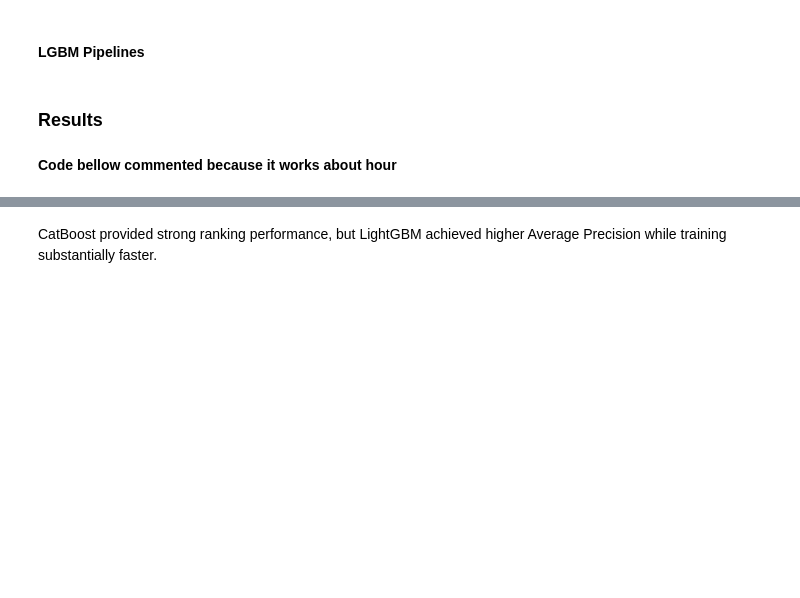
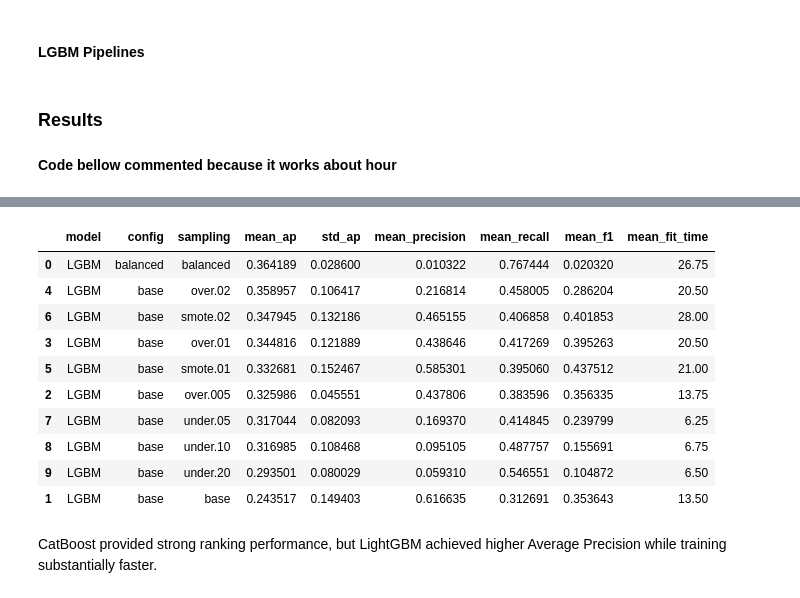
Before and after one commit to blbl-blbl/kaggle-Financial-Fraud-Detection-Dataset, a Jupyter notebook: notebooks/04_modeling.ipynb, the cells around one changed output, grey strips where cells are left out. Drawn from its saved outputs; the diff is of its cells as text; code cells hidden in the pictures; blank space fills up the shorter version.

```diff
--- a/notebooks/04_modeling.ipynb
+++ b/notebooks/04_modeling.ipynb
@@ -353,11 +359,11 @@ sampling_strategies = {
 }
 # %%
 models_dict = {
-    'Logistic Regression': log_reg_models,
-    'Decision Tree': df_models,
-    'Random Forest': rf_models,
-    'XGBoost': xgb_models,
-    'Catboost': cb_models,
+    # 'Logistic Regression': log_reg_models,
+    # 'Decision Tree': df_models,
+    # 'Random Forest': rf_models,
+    # 'XGBoost': xgb_models,
+    # 'Catboost': cb_models,
     'LGBM': lgbm_models
 }
 # %%
@@ -442,3 +448,10 @@ def evaluate_model(
 # %% [markdown]
 **Code bellow commented because it works about hour**
+# %%
+folds = [
+    (250, 300),
+    (300, 350),
+    (350, 400),
+    (400, 450),
+]
 # %%
@@ -490,2 +584,36 @@ def evaluate_model(
+# %%
+cv_results = (
+    res_val_table
+    .groupby(
+        ["model", "config", "sampling"],
+        as_index=False
+    )
+    .agg(
+        mean_ap=("average_precision", "mean"),
+        std_ap=("average_precision", "std"),
+        mean_precision=("precision", "mean"),
+        mean_recall=("recall", "mean"),
+        mean_f1=("f1", "mean"),
+        mean_fit_time=("fit_time", "mean"),
+    )
+    .sort_values(
+        by="mean_ap",
+        ascending=False
+    )
+)
+
+cv_results.head(15)
+# %% [output]
+|  | model | config | sampling | mean_ap | std_ap | mean_precision | mean_recall | mean_f1 | mean_fit_time |
+| 0 | LGBM | balanced | balanced | 0.364189 | 0.028600 | 0.010322 | 0.767444 | 0.020320 | 26.75 |
+| 4 | LGBM | base | over.02 | 0.358957 | 0.106417 | 0.216814 | 0.458005 | 0.286204 | 20.50 |
+| 6 | LGBM | base | smote.02 | 0.347945 | 0.132186 | 0.465155 | 0.406858 | 0.401853 | 28.00 |
+| 3 | LGBM | base | over.01 | 0.344816 | 0.121889 | 0.438646 | 0.417269 | 0.395263 | 20.50 |
+| 5 | LGBM | base | smote.01 | 0.332681 | 0.152467 | 0.585301 | 0.395060 | 0.437512 | 21.00 |
+| 2 | LGBM | base | over.005 | 0.325986 | 0.045551 | 0.437806 | 0.383596 | 0.356335 | 13.75 |
+| 7 | LGBM | base | under.05 | 0.317044 | 0.082093 | 0.169370 | 0.414845 | 0.239799 | 6.25 |
+| 8 | LGBM | base | under.10 | 0.316985 | 0.108468 | 0.095105 | 0.487757 | 0.155691 | 6.75 |
+| 9 | LGBM | base | under.20 | 0.293501 | 0.080029 | 0.059310 | 0.546551 | 0.104872 | 6.50 |
+| 1 | LGBM | base | base | 0.243517 | 0.149403 | 0.616635 | 0.312691 | 0.353643 | 13.50 |
 # %% [markdown]
 CatBoost provided strong ranking performance, but LightGBM achieved higher Average Precision while training substantially faster.
```
Also changed, not shown: parts of 10 cells of this notebook.
